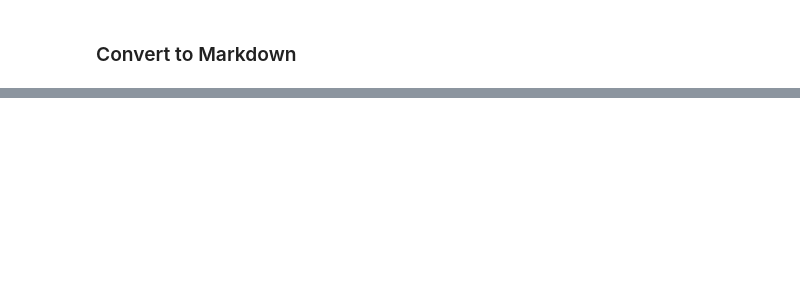
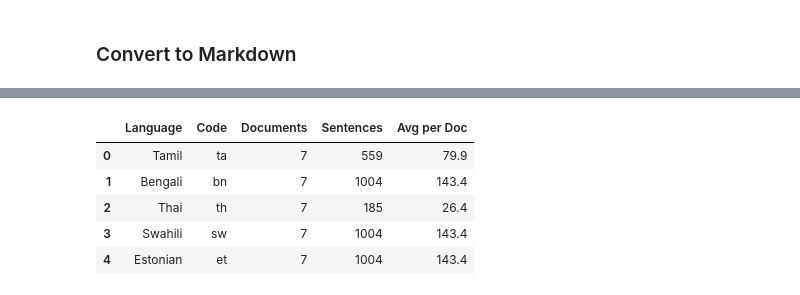
Before and after one commit to Lucas-Granucci/Averroes-AI, a Jupyter notebook: CORPUS_GENERATION.ipynb, the cells around one changed output, grey strips where cells are left out. Saved outputs shown, nothing was run; the diff lists cells and outputs as text; code cells hidden in the pictures; blank space fills up the shorter version.

````diff
--- a/CORPUS_GENERATION.ipynb
+++ b/CORPUS_GENERATION.ipynb
@@ -46,9 +46,17 @@ DATA_DIR = Path.cwd() / "data"
 METADATA_DIR = DATA_DIR / "metadata"
 PDFS_DIR = DATA_DIR / "pdfs"
 EXTRACTED_DIR = DATA_DIR / "extracted"
-RESULTS_DIR = Path.cwd().parent / "results"
+SENTENCES_DIR = DATA_DIR / "sentences"
+RESULTS_DIR = Path.cwd() / "results"
 
-for dir_path in [DATA_DIR, METADATA_DIR, PDFS_DIR, EXTRACTED_DIR, RESULTS_DIR]:
+for dir_path in [
+    DATA_DIR,
+    METADATA_DIR,
+    PDFS_DIR,
+    EXTRACTED_DIR,
+    RESULTS_DIR,
+    SENTENCES_DIR,
+]:
     dir_path.mkdir(parents=True, exist_ok=True)
 
 print("Directories created")
@@ -56,6 +64,8 @@ print(f"Data directory: {DATA_DIR}")
 # %% [output]
 Directories created
 Data directory: c:\Users\lucas\OneDrive\Desktop\projects\2025-11-17_Averroes-AI\data
+# %%
+APPROX_SENTENCES_PER_ARTICLE = 150
 # %% [markdown]
 ### Helper Functions
 # %%
@@ -344,0 +355,83 @@ PermissionError: [WinError 32] The process cannot access the file because it is
+# %%
+extraction_stats = []
+nlp = spacy.load("xx_ent_wiki_sm")
+nlp.add_pipe("sentencizer")
+detector = LanguageDetectorBuilder.from_all_languages().build()
+
+for lang_code, config in LANGUAGES.items():
+    lang_sents_file = SENTENCES_DIR / f"{lang_code}_sentences.jsonl"
+    lang_extracted_dir = EXTRACTED_DIR / lang_code
+
+    if not lang_extracted_dir.exists():
+        continue
+
+    markdown_files = list(lang_extracted_dir.glob("*.md"))
+    total_sentences = 0
+
+    with open(lang_sents_file, "w", encoding="utf-8") as out_file:
+        for markdown_path in tqdm(
+            markdown_files,
+            total=len(markdown_files),
+            desc=f"Extracting {config['name']}",
+        ):
+            try:
+                md_text = markdown_path.read_text(encoding="utf-8")
+
+                # Clean markdown text
+                md_text = re.sub(r"```.*?```", "", md_text, flags=re.DOTALL)
+                md_text = re.sub(r"\|.*?\|", "", md_text)
+                md_text = re.sub(
+                    r"http[s]?://(?:[a-zA-Z]|[0-9]|[$-_@.&+]|[!*\\(\\),]|(?:%[0-9a-fA-F][0-9a-fA-F]))+",
+                    "",
+                    md_text,
+                )
+
+                doc = nlp(md_text)
+
+                sentences = []
+                for sent in doc.sents:
+                    cleaned = clean_sentence(sent.text)
+                    detected_code = detect_language(cleaned, detector)
+                    if is_valid_sentence(cleaned) and detected_code == lang_code:
+                        sentences.append(cleaned)
+
+                for idx, sentence in enumerate(sentences):
+                    data = {
+                        "text": sentence,
+                        "lang": lang_code,
+                        "doc_id": markdown_path.stem,
+                        "sent_id": idx,
+                    }
+                    out_file.write(json.dumps(data, ensure_ascii=False) + "\n")
+                    total_sentences += 1
+
+                    if total_sentences >= config["target_sentences"]:
+                        break
+
+            except Exception as e:
+                print(f"Error when extracting sentences: {str(e)}")
+
+        extraction_stats.append(
+            {
+                "Language": config["name"],
+                "Code": lang_code,
+                "Documents": len(markdown_files),
+                "Sentences": total_sentences,
+                "Avg per Doc": (
+                    f"{total_sentences/len(markdown_files):.1f}"
+                    if markdown_files
+                    else "0"
+                ),
+            }
+        )
+
+
+stats_df = pd.DataFrame(extraction_stats)
+display(stats_df)
+# %% [output]
+|  | Language | Code | Documents | Sentences | Avg per Doc |
+| 0 | Tamil | ta | 7 | 559 | 79.9 |
+| 1 | Bengali | bn | 7 | 1004 | 143.4 |
+| 2 | Thai | th | 7 | 185 | 26.4 |
+| 3 | Swahili | sw | 7 | 1004 | 143.4 |
+| 4 | Estonian | et | 7 | 1004 | 143.4 |
````
Also changed, not shown: parts of 9 cells of this notebook, 2 other files.
